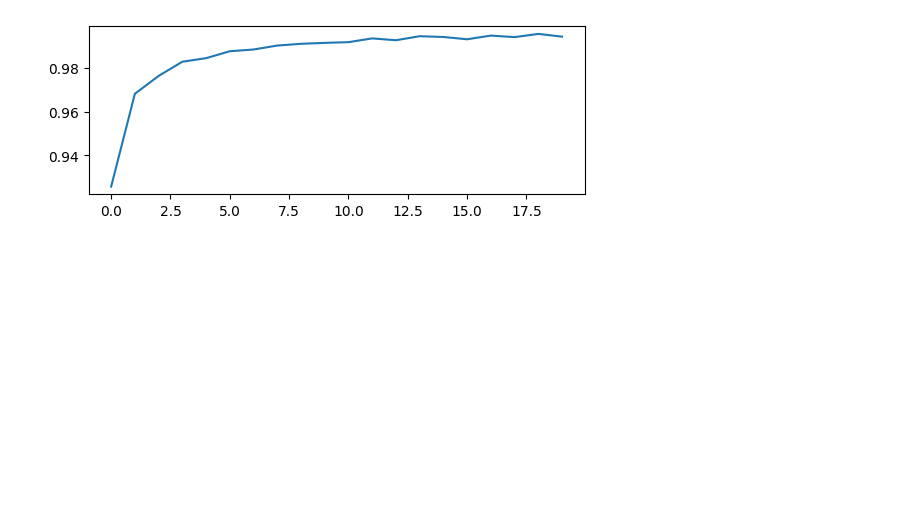
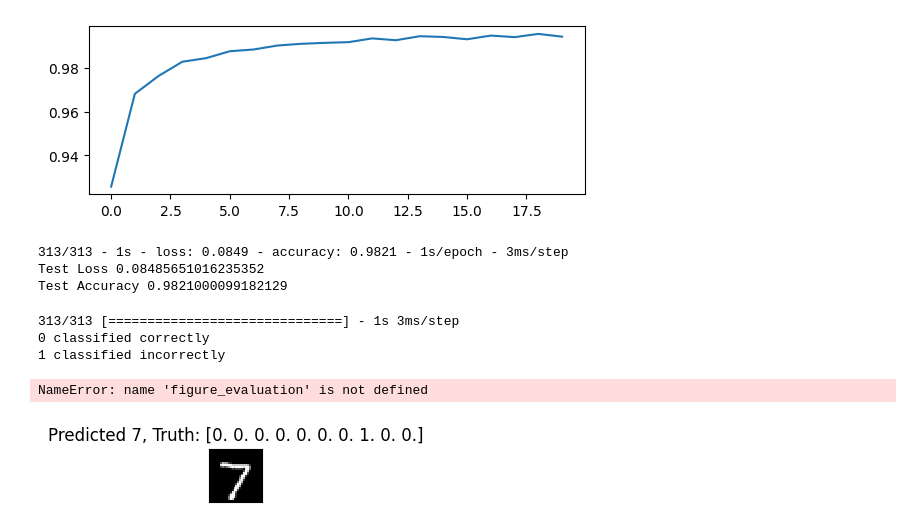
Before and after one commit to liyanse/Computer_Vision, a Jupyter notebook: MNIST-Dataset/MNIST Dataset.ipynb, the cells around one changed output. Saved outputs shown, nothing was run; the diff lists cells and outputs as text; code cells hidden in the pictures; blank space fills up the shorter version.

```diff
--- a/MNIST-Dataset/MNIST Dataset.ipynb
+++ b/MNIST-Dataset/MNIST Dataset.ipynb
@@ -163,3 +163,56 @@ plt.plot(history.history['accuracy'])
 # %% [output]
 [<matplotlib.lines.Line2D at 0x...>]
 [figure]
+# %%
+mnist_model = load_model('/results/keras_mnist.h5')
+loss_and_metrics = mnist_model.evaluate(X_test, y_test, verbose=2)
+
+print("Test Loss", loss_and_metrics[0])
+print("Test Accuracy", loss_and_metrics[1])
+# %% [output]
+313/313 - 1s - loss: 0.0849 - accuracy: 0.9821 - 1s/epoch - 3ms/step
+Test Loss 0.08485651016235352
+Test Accuracy 0.9821000099182129
+# %%
+# load the model
+mnist_model = load_model('/results/keras_mnist.h5')
+
+# predict the classes of the test set
+predicted_classes = np.argmax(mnist_model.predict(X_test), axis=1)
+
+# see which we predicted correctly and which not
+correct_indices = np.nonzero(predicted_classes == y_test)[0]
+incorrect_indices = np.nonzero(predicted_classes != y_test)[0]
+
+# print the number of correctly and incorrectly classified images
+print(len(correct_indices), "classified correctly")
+print(len(incorrect_indices), "classified incorrectly")
+# %% [output]
+313/313 [==============================] - 1s 3ms/step
+0 classified correctly
+1 classified incorrectly
+# %%
+# plot 9 correct predictions
+for i, correct in enumerate(correct_indices[:9]):
+    plt.subplot(6,3,i+1)
+    plt.imshow(X_test[correct].reshape(28,28), cmap='gray', interpolation='none')
+    plt.title(
+      "Predicted: {}, Truth: {}".format(predicted_classes[correct],
+                                        y_test[correct]))
+    plt.xticks([])
+    plt.yticks([])
+
+# plot 9 incorrect predictions
+for i, incorrect in enumerate(incorrect_indices[:9]):
+    plt.subplot(6,3,i+10)
+    plt.imshow(X_test[incorrect].reshape(28,28), cmap='gray', interpolation='none')
+    plt.title(
+      "Predicted {}, Truth: {}".format(predicted_classes[incorrect],
+                                       y_test[incorrect]))
+    plt.xticks([])
+    plt.yticks([])
+
+figure_evaluation
+# %% [output]
+NameError: name 'figure_evaluation' is not defined
+[figure, added]
```
